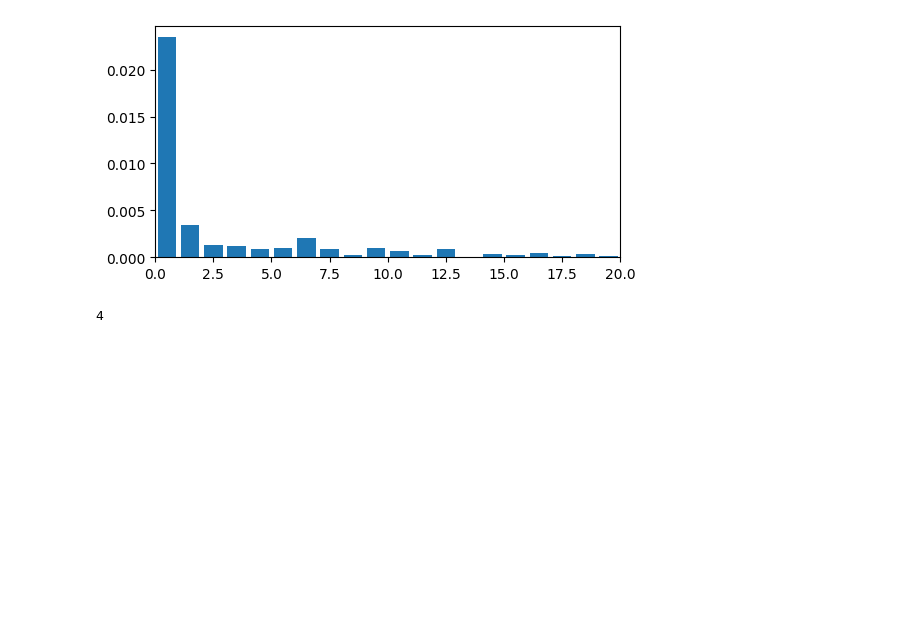
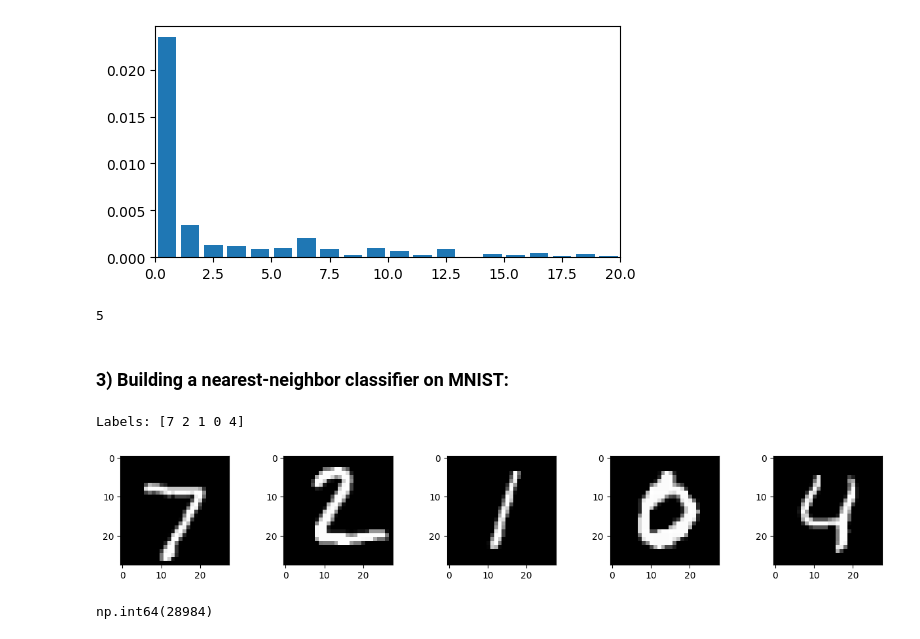
Before and after one commit to ChurroC/Number_Recognition, a Jupyter notebook: src/PCA.ipynb, the cells around one changed output. Saved outputs shown, nothing was run; the diff lists cells and outputs as text; code cells hidden in the pictures; blank space fills up the shorter version.

Commit message:
Technically recognizes data but also struggles on 4 so might have reduced dimensionality too much

```diff
--- a/src/PCA.ipynb
+++ b/src/PCA.ipynb
@@ -11,7 +11,9 @@ import idx2numpy
 plt.rcParams['figure.figsize'] = (6, 3)
 # %%
 # (60000, 28, 28) images, (60000,) labels
-images = idx2numpy.convert_from_file("../data/train-images.idx3-ubyte")
+images_2d = idx2numpy.convert_from_file("../data/train-images.idx3-ubyte")
+# cover to 2D array (6000, 28 * 28 = 784)
+images = images_2d.reshape(images_2d.shape[0], -1)
 labels = idx2numpy.convert_from_file("../data/train-labels.idx1-ubyte")
 
 images_shown = 5
@@ -22,7 +24,7 @@ f, axes = plt.subplots(1, images_shown,
                       figsize=(images_shown * 3, 3),
                       gridspec_kw={'wspace': images_shown/10})
 for i, ax in enumerate(axes):
-    ax.imshow(images[i], cmap="gray")
+    ax.imshow(images_2d[i], cmap="gray")
 # %% [output]
 Labels: [5 0 4 1 9]
 [figure]
@@ -94,13 +95,18 @@ plt.xlim(0,20)
 (0.0, 20.0)
 [figure]
 # %%
-# The algorithm is looking for when the rate of decay starts to become irregular. In a clean exponential decay, each difference should be smaller than the previous one
+# The algorithm is looking for when the rate of decay starts to become irregular
+# In a clean exponential decay, each difference should be smaller than the previous one
 # But when we hit the "elbow" the singular values stop getting consistently smaller
 # And the gaps between them stop getting consistently smaller
 # This indicates we've moved past the "important" singular values into the "noise" region
 
 # argmax returns the index of the first occurrence of the maximum value or first true value
-ind = np.argmax(S_diff[1:] - S_diff[:-1] > 0)
-print(ind)
+reduced_demension = np.argmax(S_diff[1:] - S_diff[:-1] > 0) + 1
+# So we cut down from 784 to 5 dimensions
+reduced_V = V[:, :reduced_demension]
+print(reduced_demension)
 # %% [output]
-4
+5
+# %% [markdown]
+### 3) Building a nearest-neighbor classifier on MNIST:
@@ -106,0 +120,28 @@ print(ind)
+# %%
+test_images = idx2numpy.convert_from_file("../data/t10k-images.idx3-ubyte")
+flat_test_images = test_images.reshape(test_images.shape[0], -1)
+test_labels = idx2numpy.convert_from_file("../data/t10k-labels.idx1-ubyte")
+
+test_images_shown = 5
+
+print("Labels:", test_labels[:test_images_shown])
+
+f, axes = plt.subplots(
+    1,
+    test_images_shown,
+    figsize=(test_images_shown * 3, 3),
+    gridspec_kw={"wspace": test_images_shown / 10},
+)
+for i, ax in enumerate(axes):
+    ax.imshow(test_images[i], cmap="gray")
+# %% [output]
+Labels: [7 2 1 0 4]
+[figure, added]
+# %%
+image_index = 4
+test_projection = (flat_test_images[image_index] - mnist_avg) @ reduced_V
+distances = np.linalg.norm(flat_images_projected - test_projection, axis=1)
+n = np.argmin(distances)
+print(n)
+# %% [output]
+np.int64(28984)
```
Also changed, not shown: parts of 4 cells of this notebook.
